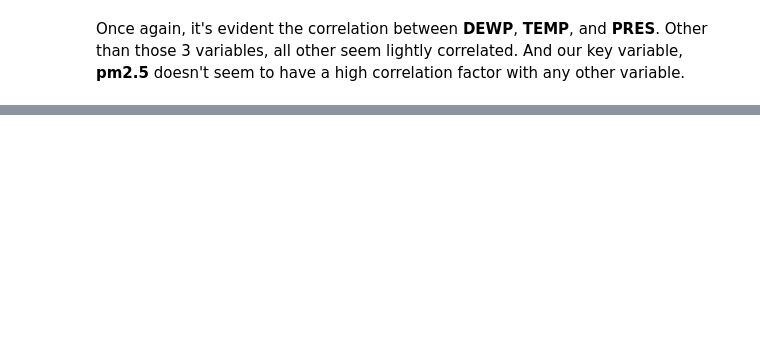
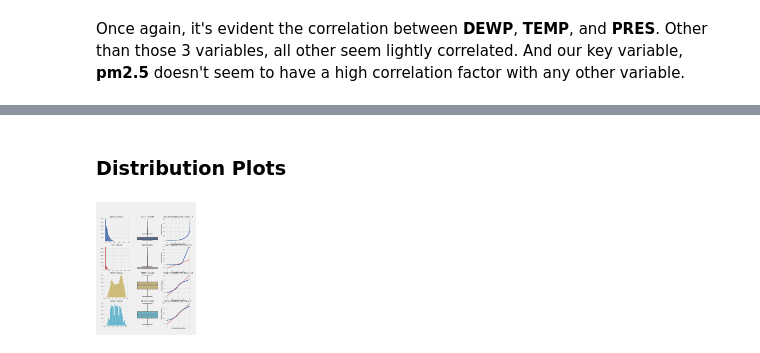
Before and after one commit to Jose-Bastos/MLops_Air, a Jupyter notebook: EDA.ipynb, the cells around one changed output, grey strips where cells are left out. Saved outputs shown, nothing was run; the diff lists cells and outputs as text; code cells hidden in the pictures; blank space fills up the shorter version.

```diff
--- a/EDA.ipynb
+++ b/EDA.ipynb
@@ -227,0 +297,7 @@ Once again, it's evident the correlation between **DEWP**, **TEMP**, and **PRES*
+# %% [markdown]
+### Distribution Plots
+# %%
+PATH = "AutoViz_Plots/AutoViz/Dist_Plots_Numeric.png"
+Image(filename = PATH, width=100, height=100)
+# %% [output]
+[figure, added]
```
Also changed, not shown: parts of 8 cells of this notebook.
